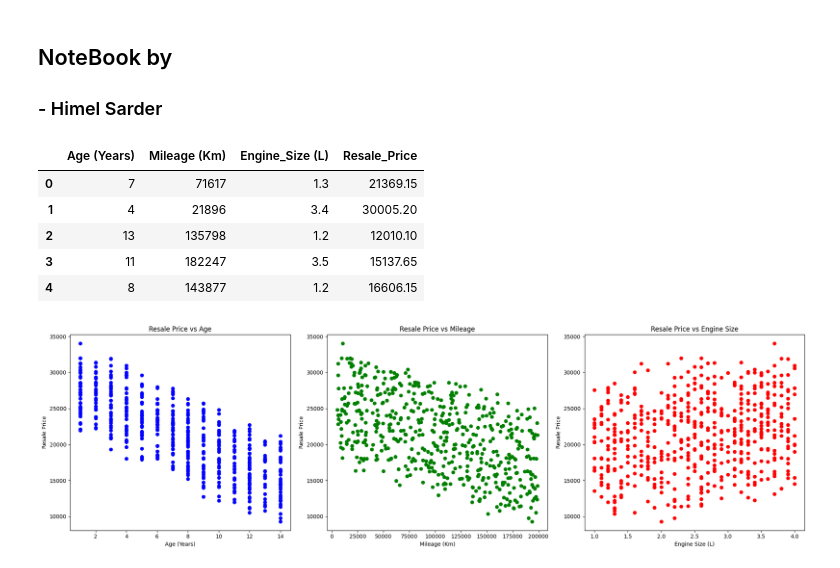
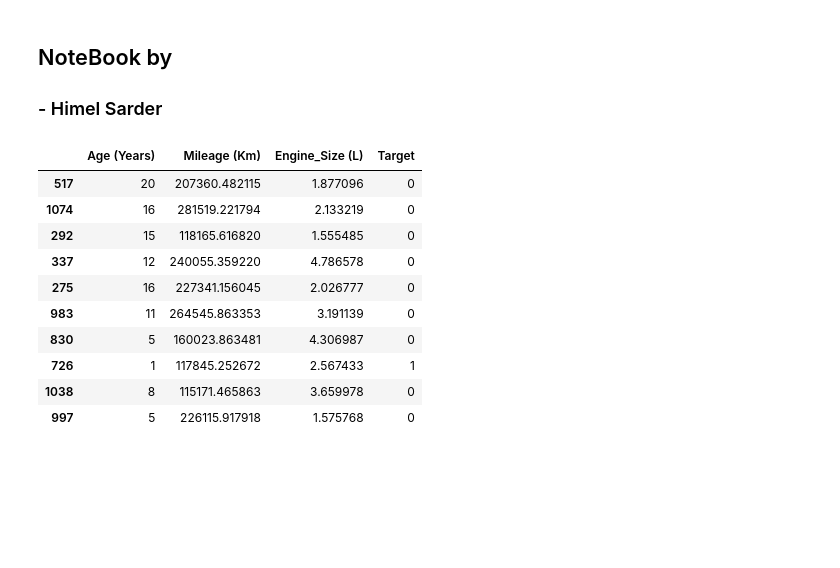
Before and after one commit to Himel-Sarder/100-Days-of-Machine-Learning-with-Himel, a Jupyter notebook: Binarization.ipynb, the cells around one changed output. Drawn from its saved outputs; the diff is of its cells as text; code cells hidden in the pictures; blank space fills up the shorter version.

```diff
--- a/Binarization.ipynb
+++ b/Binarization.ipynb
@@ -16,37 +17,14 @@ df = pd.read_csv('car_resale_data.csv')
-# %%
-df.head()
-# %% [output]
-|  | Age (Years) | Mileage (Km) | Engine_Size (L) | Resale_Price |
-| 0 | 7 | 71617 | 1.3 | 21369.15 |
-| 1 | 4 | 21896 | 3.4 | 30005.20 |
-| 2 | 13 | 135798 | 1.2 | 12010.10 |
-| 3 | 11 | 182247 | 3.5 | 15137.65 |
-| 4 | 8 | 143877 | 1.2 | 16606.15 |
-# %%
-# Plotting Resale_Price vs Age
-plt.figure(figsize=(20, 6))
-plt.subplot(1, 3, 1)
-plt.scatter(df['Age (Years)'], df['Resale_Price'], color='blue')
-plt.title('Resale Price vs Age')
-plt.xlabel('Age (Years)')
-plt.ylabel('Resale Price')
-
-# Plotting Resale_Price vs Mileage
-plt.subplot(1, 3, 2)
-plt.scatter(df['Mileage (Km)'], df['Resale_Price'], color='green')
-plt.title('Resale Price vs Mileage')
-plt.xlabel('Mileage (Km)')
-plt.ylabel('Resale Price')
-
-# Plotting Resale_Price vs Engine_Size
-plt.subplot(1, 3, 3)
-plt.scatter(df['Engine_Size (L)'], df['Resale_Price'], color='red')
-plt.title('Resale Price vs Engine Size')
-plt.xlabel('Engine Size (L)')
-plt.ylabel('Resale Price')
-
-# Display the plots
-plt.tight_layout()
-plt.show()
-# %% [output]
-[figure, removed]
+# %%
+df.sample(10)
+# %% [output]
+|  | Age (Years) | Mileage (Km) | Engine_Size (L) | Target |
+| 517 | 20 | 207360.482115 | 1.877096 | 0 |
+| 1074 | 16 | 281519.221794 | 2.133219 | 0 |
+| 292 | 15 | 118165.616820 | 1.555485 | 0 |
+| 337 | 12 | 240055.359220 | 4.786578 | 0 |
+| 275 | 16 | 227341.156045 | 2.026777 | 0 |
+| 983 | 11 | 264545.863353 | 3.191139 | 0 |
+| 830 | 5 | 160023.863481 | 4.306987 | 0 |
+| 726 | 1 | 117845.252672 | 2.567433 | 1 |
+| 1038 | 8 | 115171.465863 | 3.659978 | 0 |
+| 997 | 5 | 226115.917918 | 1.575768 | 0 |
```
Also changed, not shown: parts of 22 cells of this notebook.
